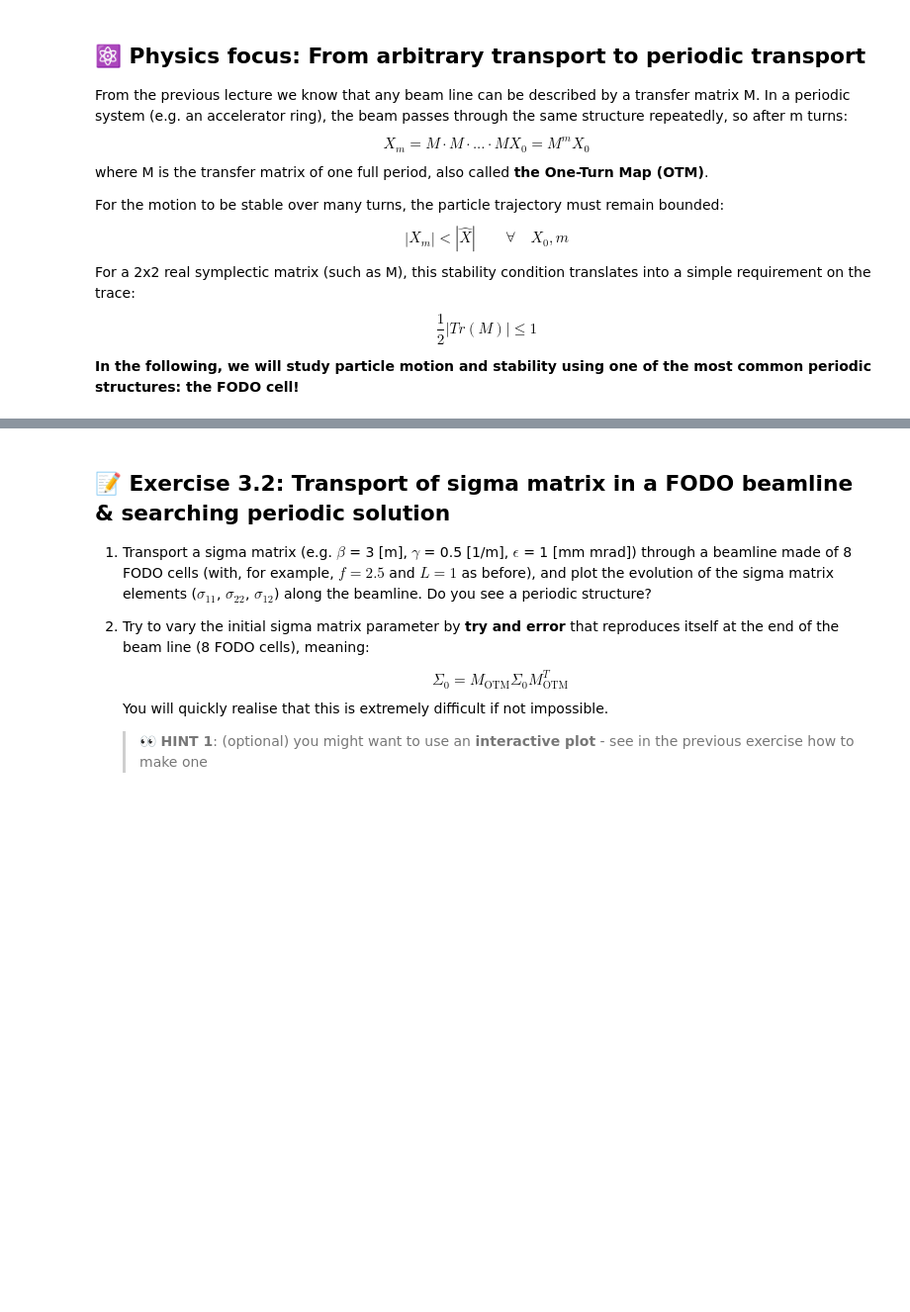
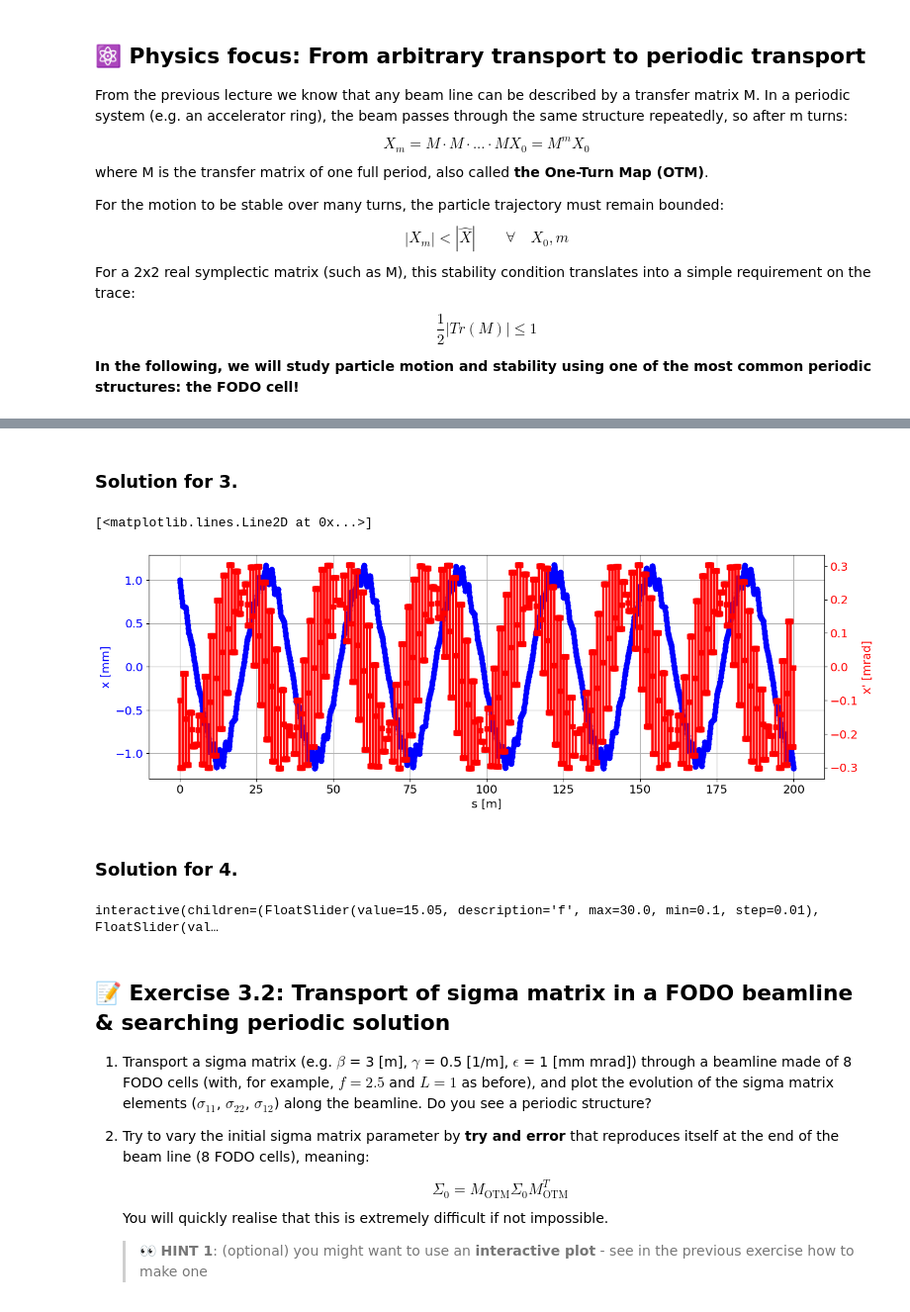
Before and after one commit to cerncas/hands-on-lattice-exercises, a Jupyter notebook: 03_Periodic_Systems.ipynb, the cells around one changed output, grey strips where cells are left out. Shown at 99% size. Cells and saved outputs as stored; diff of their text form; code cells hidden in the pictures; blank space fills up the shorter version.

```diff
--- a/03_Periodic_Systems.ipynb
+++ b/03_Periodic_Systems.ipynb
@@ -119,3 +153,48 @@ The FODO cell is one of the most fundamental lattice topologies. In its simpler
+# %% [markdown]
+### Solution for 3.
+# %%
+transported_particles = transportParticles(X_0, 100 * beamline)
+
+plt.plot(transported_particles["s"], transported_particles["x"], "o-b", lw=3)
+plt.grid(True)
+plt.xlabel("s [m]")
+plt.ylabel("x [mm]", color="b")
+plt.tick_params(axis="y", labelcolor="b")
+
+# instantiate a second axes that shares the same x-axis
+ax2 = plt.twinx()
+plt.ylabel("x' [mrad]", color="r")
+plt.tick_params(axis="y", labelcolor="r")
+plt.plot(transported_particles["s"], transported_particles["xp"], "s-r", lw=3)
+# %% [output]
+[<matplotlib.lines.Line2D at 0x...>]
+[figure, added]
+# %% [markdown]
+### Solution for 4.
+# %%
+# Check stability interactively
+def plot_function(f, L):
+    # prepare the tracking
+    beamline = Q(2 * f) + 10 * D(L / 10) + Q(-f) + 10 * D(L / 10) + Q(2 * f)
+    X = np.array([[1], [-0.1]])
+    transported_particles = transportParticles(X_0, 100 * beamline)
+
+    plt.plot(transported_particles["s"], transported_particles["x"], "o-b", lw=3)
+    plt.grid(True)
+    plt.xlabel("s [m]")
+    plt.ylabel("x [mm]", color="b")
+    plt.tick_params(axis="y", labelcolor="b")
+    ax2 = plt.twinx()
+    plt.ylabel("x' [mrad]", color="r")
+    plt.tick_params(axis="y", labelcolor="r")
+    plt.plot(transported_particles["s"], transported_particles["xp"], "s-r", lw=3)
+
+interactive_plot = interactive(plot_function, f=(0.1, 30, 0.01), L=(0, 2, 0.1), continuous_update=True)
+output = interactive_plot.children[-1]
+output.layout.height = "500px"
+interactive_plot
+# %% [output]
+interactive(children=(FloatSlider(value=15.05, description='f', max=30.0, min=0.1, step=0.01), FloatSlider(val…
 # %% [markdown]
 ## 📝 Exercise 3.2: Transport of sigma matrix in a FODO beamline & searching periodic solution
 
```
Also changed, not shown: parts of 9 cells of this notebook, 1 other file.
